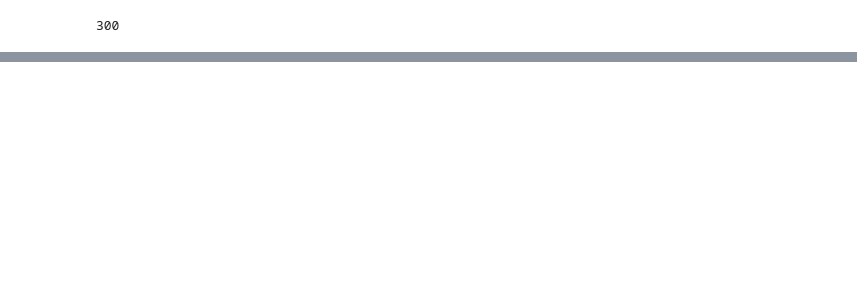
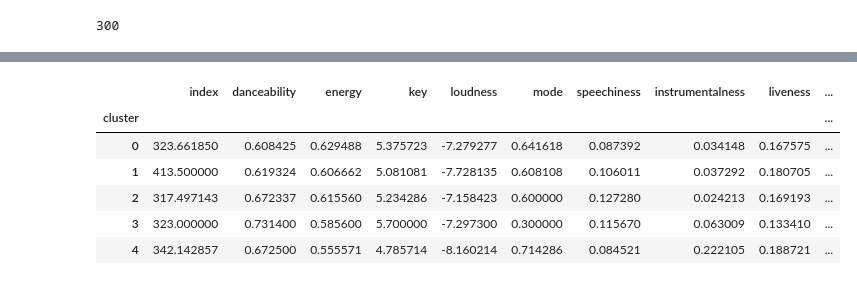
Before and after one commit to jpecore18/Data-Science-Projects, a Jupyter notebook: project_6/6.Clustering-Song-Lyric-Popularity.ipynb, the cells around one changed output, grey strips where cells are left out. Saved outputs shown, nothing was run; the diff lists cells and outputs as text; code cells hidden in the pictures; blank space fills up the shorter version.

```diff
--- a/project_6/6.Clustering-Song-Lyric-Popularity.ipynb
+++ b/project_6/6.Clustering-Song-Lyric-Popularity.ipynb
@@ -199,2 +213,13 @@ ordered_songlist.head()
+# %%
+# The mean values for EACH CLUSTER of our data
+ordered_songlist.groupby('cluster').mean()
+# %% [output]
+|  | index | danceability | energy | key | loudness | mode | speechiness | instrumentalness | liveness | ... |
+| cluster |  |  |  |  |  |  |  |  |  | ... |
+| 0 | 323.661850 | 0.608425 | 0.629488 | 5.375723 | -7.279277 | 0.641618 | 0.087392 | 0.034148 | 0.167575 | ... |
+| 1 | 413.500000 | 0.619324 | 0.606662 | 5.081081 | -7.728135 | 0.608108 | 0.106011 | 0.037292 | 0.180705 | ... |
+| 2 | 317.497143 | 0.672337 | 0.615560 | 5.234286 | -7.158423 | 0.600000 | 0.127280 | 0.024213 | 0.169193 | ... |
+| 3 | 323.000000 | 0.731400 | 0.585600 | 5.700000 | -7.297300 | 0.300000 | 0.115670 | 0.063009 | 0.133410 | ... |
+| 4 | 342.142857 | 0.672500 | 0.555571 | 4.785714 | -8.160214 | 0.714286 | 0.084521 | 0.222105 | 0.188721 | ... |
 # %%
 centroids = ordered_songlist.groupby(by='cluster').mean()
```
Also changed, not shown: parts of 44 cells of this notebook, 48 other files.
